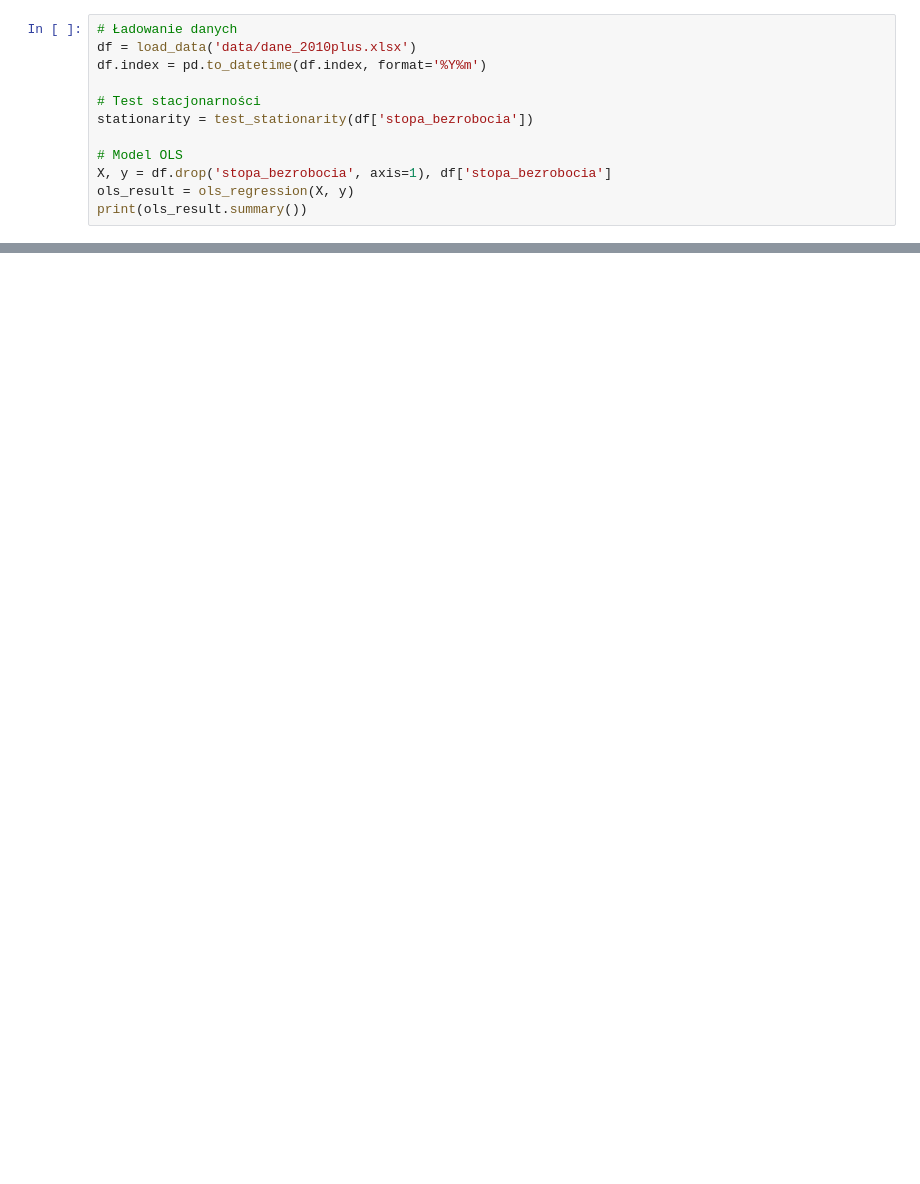
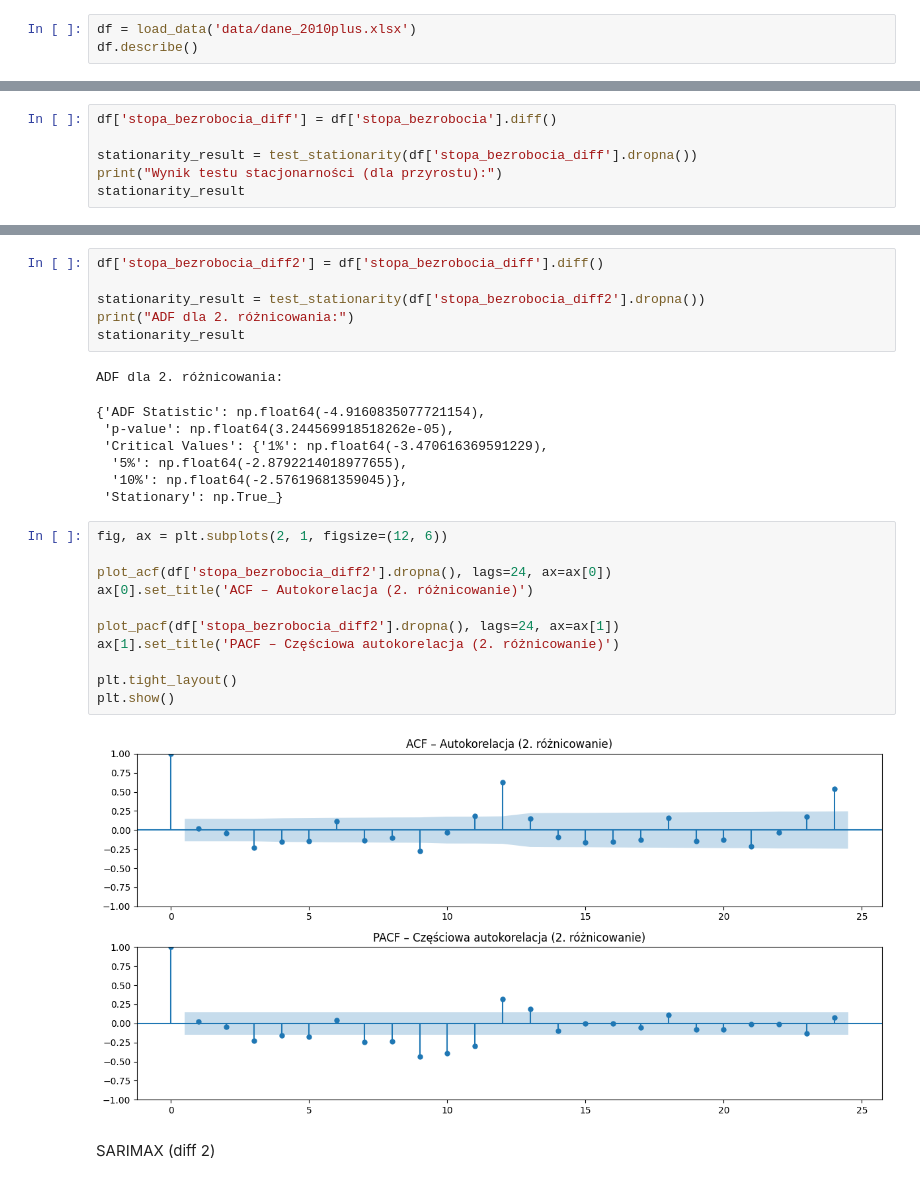
Before and after one commit to pawel-kowal/master_degree, a Jupyter notebook: main.ipynb, the cells around one changed output, grey strips where cells are left out. Saved outputs shown, nothing was run; the diff lists cells and outputs as text; blank space fills up the shorter version.

```diff
--- a/main.ipynb
+++ b/main.ipynb
@@ -9,13 +21,4 @@ import pandas as pd
 # %%
-# Ładowanie danych
 df = load_data('data/dane_2010plus.xlsx')
-df.index = pd.to_datetime(df.index, format='%Y%m')
-
-# Test stacjonarności
-stationarity = test_stationarity(df['stopa_bezrobocia'])
-
-# Model OLS
-X, y = df.drop('stopa_bezrobocia', axis=1), df['stopa_bezrobocia']
-ols_result = ols_regression(X, y)
-print(ols_result.summary())
+df.describe()
 # %% [output]
@@ -61,0 +46,6 @@ plot_predictions(y_test, predictions)
+# %%
+df['stopa_bezrobocia_diff'] = df['stopa_bezrobocia'].diff()
+
+stationarity_result = test_stationarity(df['stopa_bezrobocia_diff'].dropna())
+print("Wynik testu stacjonarności (dla przyrostu):")
+stationarity_result
@@ -61,0 +60,29 @@ plot_predictions(y_test, predictions)
+# %%
+df['stopa_bezrobocia_diff2'] = df['stopa_bezrobocia_diff'].diff()
+
+stationarity_result = test_stationarity(df['stopa_bezrobocia_diff2'].dropna())
+print("ADF dla 2. różnicowania:")
+stationarity_result
+# %% [output]
+ADF dla 2. różnicowania:
+{'ADF Statistic': np.float64(-4.9160835077721154),
+ 'p-value': np.float64(3.244569918518262e-05),
+ 'Critical Values': {'1%': np.float64(-3.470616369591229),
+  '5%': np.float64(-2.8792214018977655),
+  '10%': np.float64(-2.57619681359045)},
+ 'Stationary': np.True_}
+# %%
+fig, ax = plt.subplots(2, 1, figsize=(12, 6))
+
+plot_acf(df['stopa_bezrobocia_diff2'].dropna(), lags=24, ax=ax[0])
+ax[0].set_title('ACF – Autokorelacja (2. różnicowanie)')
+
+plot_pacf(df['stopa_bezrobocia_diff2'].dropna(), lags=24, ax=ax[1])
+ax[1].set_title('PACF – Częściowa autokorelacja (2. różnicowanie)')
+
+plt.tight_layout()
+plt.show()
+# %% [output]
+[figure, added]
+# %% [markdown]
+SARIMAX (diff 2)
```
Also changed, not shown: parts of 29 cells of this notebook, 8 other files.
